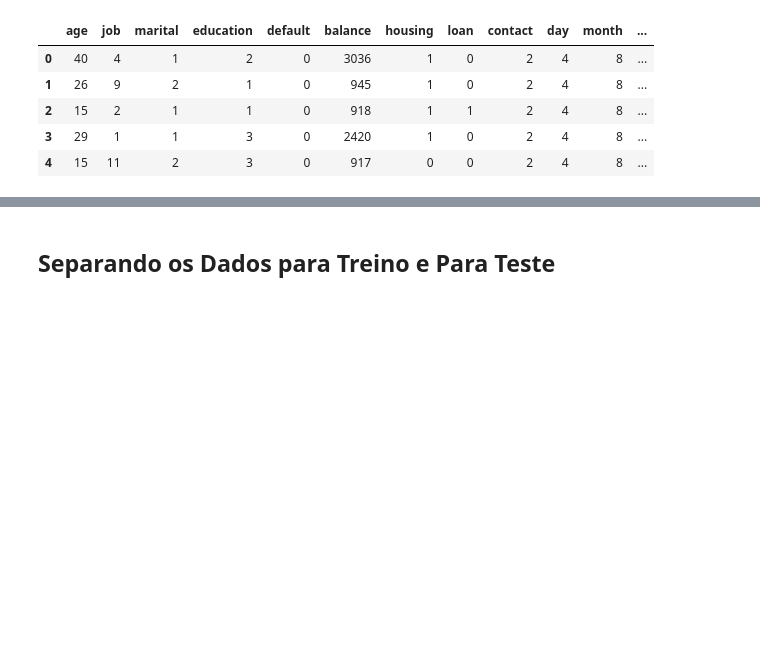
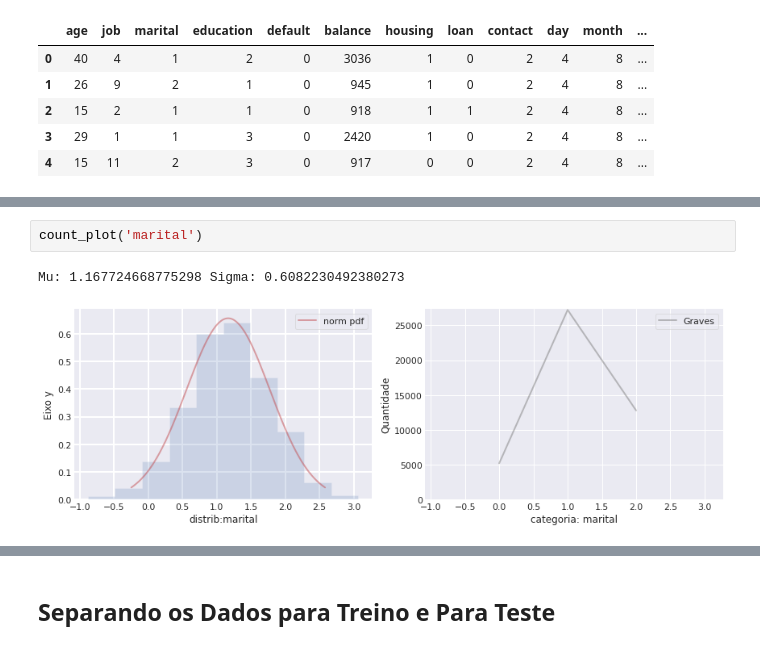
Before and after one commit to aasb2/Classificador-de-Bayes-Ingenuo, a Jupyter notebook: PROJETO/Bayes.ipynb, the cells around one changed output, grey strips where cells are left out. Cells and saved outputs as stored; diff of their text form; blank space fills up the shorter version.

```diff
--- a/PROJETO/Bayes.ipynb
+++ b/PROJETO/Bayes.ipynb
@@ -138,0 +232,5 @@ x.head()
+# %%
+count_plot('marital')
+# %% [output]
+Mu: 1.167724668775298 Sigma: 0.6082230492380273
+[figure, added]
```
Also changed, not shown: parts of 21 cells of this notebook.
